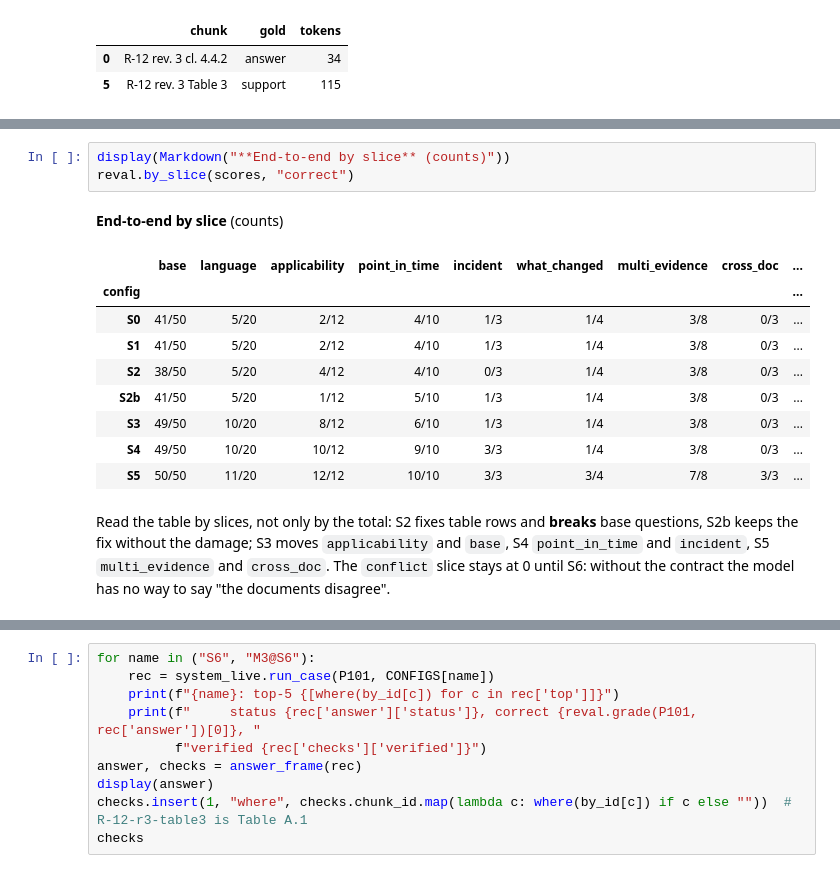
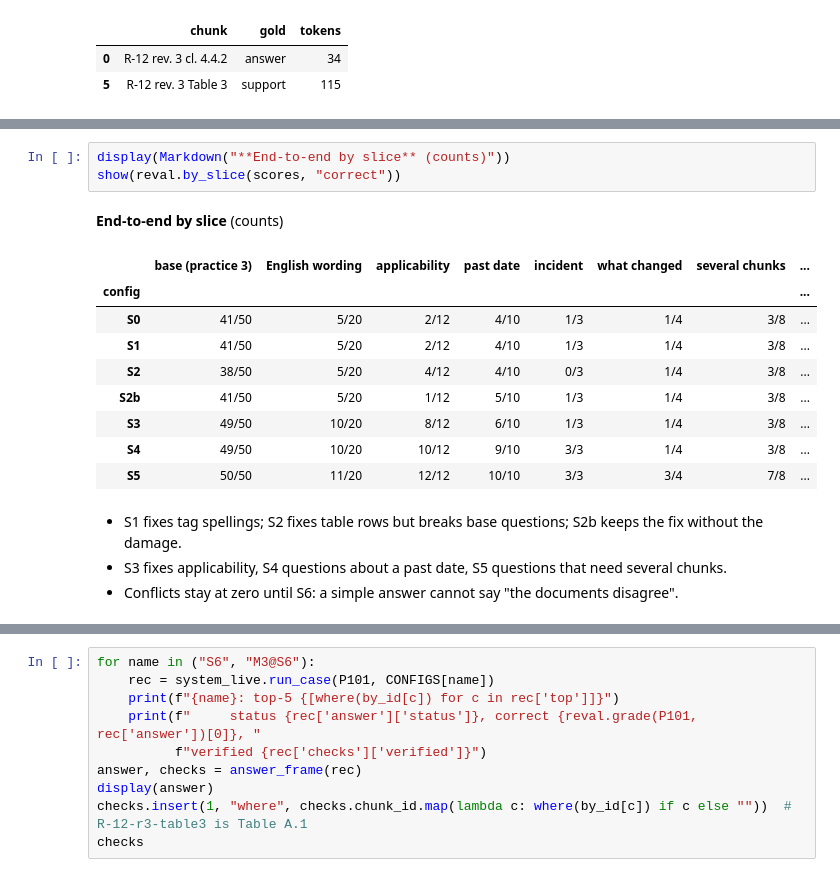
Before and after one commit to Industrial-AI-Research-Lab/course-ml-for-industry-data, a Jupyter notebook: practice-04-rag/reference/practice_04_executed.ipynb, the cells around one changed output, grey strips where cells are left out. Cells and saved outputs as stored; diff of their text form.

```diff
--- a/practice-04-rag/reference/practice_04_executed.ipynb
+++ b/practice-04-rag/reference/practice_04_executed.ipynb
@@ -620,19 +610,18 @@ reval.ablation(scores, previous)[cols].fillna("")
 # %%
 display(Markdown("**End-to-end by slice** (counts)"))
-reval.by_slice(scores, "correct")
+show(reval.by_slice(scores, "correct"))
 # %% [output]
 **End-to-end by slice** (counts)
-|  | base | language | applicability | point_in_time | incident | what_changed | multi_evidence | cross_doc | ... |
-| config |  |  |  |  |  |  |  |  | ... |
-| S0 | 41/50 | 5/20 | 2/12 | 4/10 | 1/3 | 1/4 | 3/8 | 0/3 | ... |
-| S1 | 41/50 | 5/20 | 2/12 | 4/10 | 1/3 | 1/4 | 3/8 | 0/3 | ... |
-| S2 | 38/50 | 5/20 | 4/12 | 4/10 | 0/3 | 1/4 | 3/8 | 0/3 | ... |
-| S2b | 41/50 | 5/20 | 1/12 | 5/10 | 1/3 | 1/4 | 3/8 | 0/3 | ... |
-| S3 | 49/50 | 10/20 | 8/12 | 6/10 | 1/3 | 1/4 | 3/8 | 0/3 | ... |
-| S4 | 49/50 | 10/20 | 10/12 | 9/10 | 3/3 | 1/4 | 3/8 | 0/3 | ... |
-| S5 | 50/50 | 11/20 | 12/12 | 10/10 | 3/3 | 3/4 | 7/8 | 3/3 | ... |
+|  | base (practice 3) | English wording | applicability | past date | incident | what changed | several chunks | ... |
+| config |  |  |  |  |  |  |  | ... |
+| S0 | 41/50 | 5/20 | 2/12 | 4/10 | 1/3 | 1/4 | 3/8 | ... |
+| S1 | 41/50 | 5/20 | 2/12 | 4/10 | 1/3 | 1/4 | 3/8 | ... |
+| S2 | 38/50 | 5/20 | 4/12 | 4/10 | 0/3 | 1/4 | 3/8 | ... |
+| S2b | 41/50 | 5/20 | 1/12 | 5/10 | 1/3 | 1/4 | 3/8 | ... |
+| S3 | 49/50 | 10/20 | 8/12 | 6/10 | 1/3 | 1/4 | 3/8 | ... |
+| S4 | 49/50 | 10/20 | 10/12 | 9/10 | 3/3 | 1/4 | 3/8 | ... |
+| S5 | 50/50 | 11/20 | 12/12 | 10/10 | 3/3 | 3/4 | 7/8 | ... |
 # %% [markdown]
-Read the table by slices, not only by the total: S2 fixes table rows and **breaks** base questions, S2b keeps
-the fix without the damage; S3 moves `applicability` and `base`, S4 `point_in_time` and `incident`, S5
-`multi_evidence` and `cross_doc`. The `conflict` slice stays at 0 until S6: without the contract the model has no
-way to say "the documents disagree".
+- S1 fixes tag spellings; S2 fixes table rows but breaks base questions; S2b keeps the fix without the damage.
+- S3 fixes applicability, S4 questions about a past date, S5 questions that need several chunks.
+- Conflicts stay at zero until S6: a simple answer cannot say "the documents disagree".
```
Also changed, not shown: parts of 75 cells of this notebook, 4 other files.
